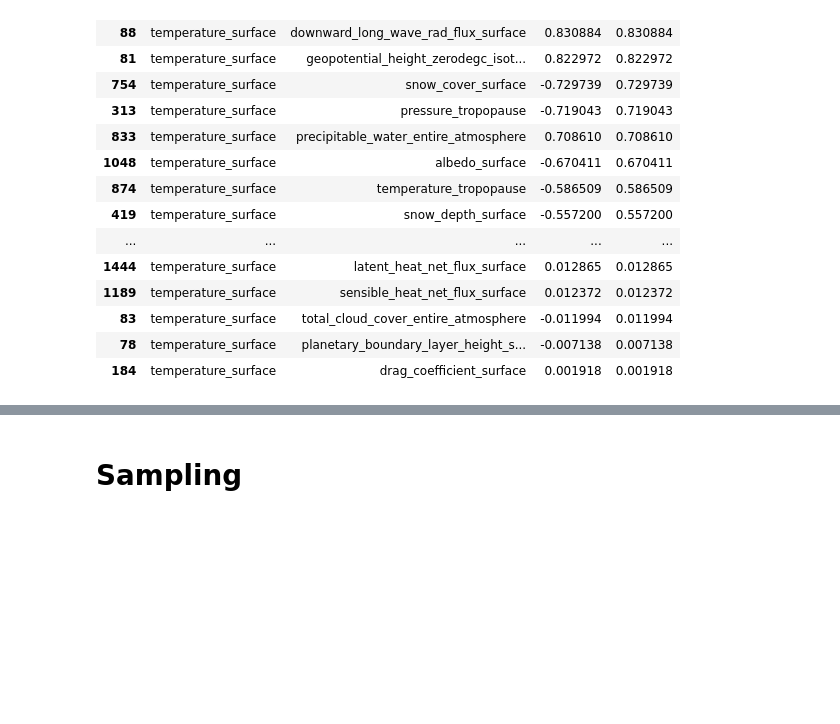
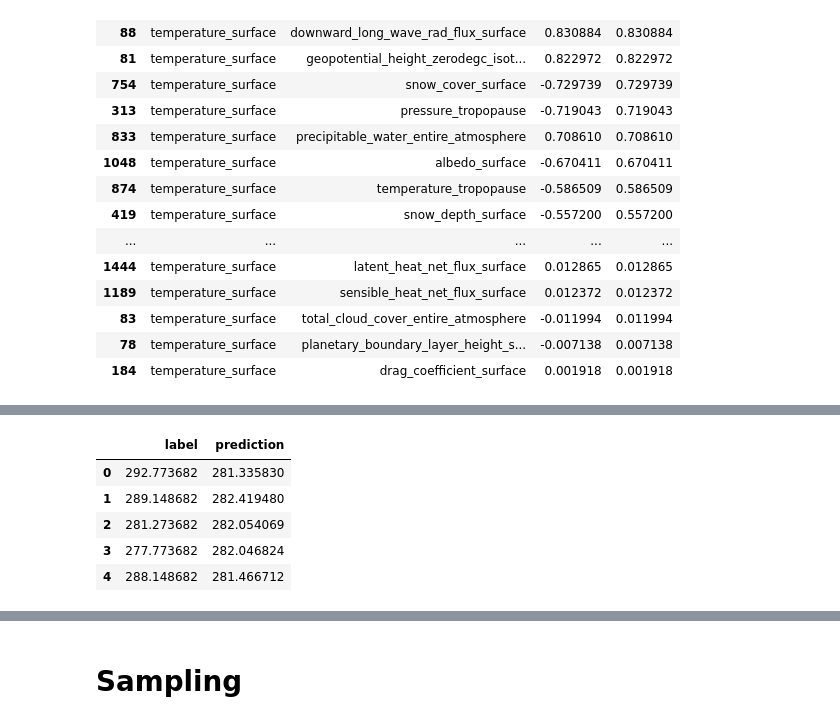
Before and after one commit to gordongli/reddit-spark-analysis, a Jupyter notebook: NAM.ipynb, the cells around one changed output, grey strips where cells are left out. Drawn from its saved outputs; the diff is of its cells as text; code cells hidden in the pictures; blank space fills up the shorter version.

```diff
--- a/NAM.ipynb
+++ b/NAM.ipynb
@@ -1060,2 +964,14 @@ print("Root Mean Squared Error (RMSE) on test data = %g" % rmse)
+# %%
+import matplotlib.pyplot as plt
+
+p_df = predictions.select("label", "prediction").sample(0.01, False).toPandas()
+p_df.head()
+# %% [output]
+|  | label | prediction |
+| 0 | 292.773682 | 281.335830 |
+| 1 | 289.148682 | 282.419480 |
+| 2 | 281.273682 | 282.054069 |
+| 3 | 277.773682 | 282.046824 |
+| 4 | 288.148682 | 281.466712 |
 # %%
 import matplotlib.pyplot as plt
```
Also changed, not shown: parts of 20 cells of this notebook.
